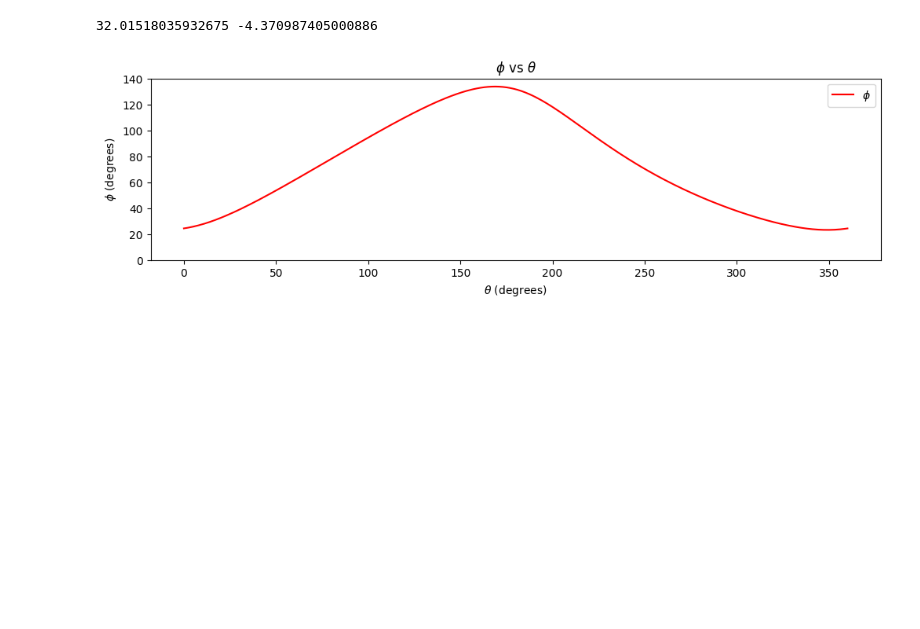
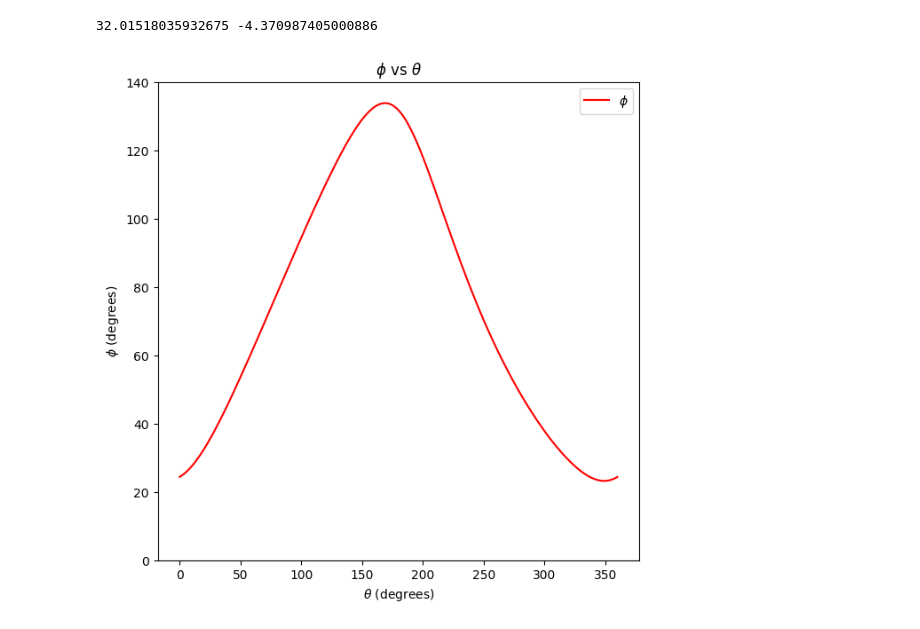
Before and after one commit to pesricha/DS288-Numerical-Methods, a Jupyter notebook: HW4/Homework-4.ipynb, the cells around one changed output. Drawn from its saved outputs; the diff is of its cells as text; code cells hidden in the pictures; blank space fills up the shorter version.

Commit message:
Updated graphs to improve readability of fractions

```diff
--- a/HW4/Homework-4.ipynb
+++ b/HW4/Homework-4.ipynb
@@ -71,32 +71,32 @@ print(phi, psi)
 # %%
 theta_values = np.linspace(0, 360, 361)
 
 phi_values = np.zeros_like(theta_values)
 psi_values = np.zeros_like(theta_values)
 phi, psi = get_theta2_and_theta3(0, INPUT_DA, COUPLER_AB, OUTPUT_CB, FIXED_DC, [45, 60])
 phi_values[0] = phi
 psi_values[0] = psi
 
 for i in tqdm(range(1, 361), desc= r'Calculating $\phi$ Values'):
     phi, psi = get_theta2_and_theta3(
         theta_values[i], INPUT_DA, COUPLER_AB, OUTPUT_CB, FIXED_DC, [phi_values[i-1], psi_values[i-1]]
     )
     phi_values[i] = phi
     psi_values[i] = psi
 
 phi_values = phi_values % 360
 psi_values = psi_values % 360
 
-plt.figure(figsize=(12, 3))
+plt.figure(figsize=(7,7))
 plt.xlabel(r'$\theta$ (degrees)')
 plt.ylabel(r'$\phi$ (degrees)')
 plt.plot(theta_values, phi_values, label=r'$\phi$', color='red')
 plt.title(r'$\phi$ vs $\theta$')
 plt.ylim(0, 140)
 plt.legend()
 plt.show()
 # %% [output]
-[figure, old version]
+[figure, new version]
 # %%
 def fw_diff(x, y):
     n = len(y)
```
Also changed, not shown: parts of 6 cells of this notebook, 4 other files.
